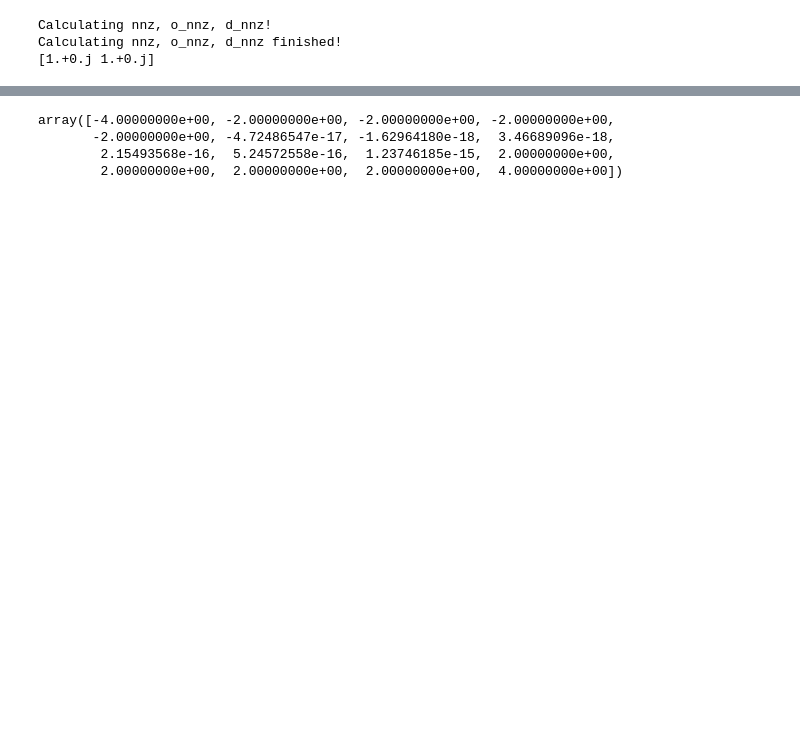
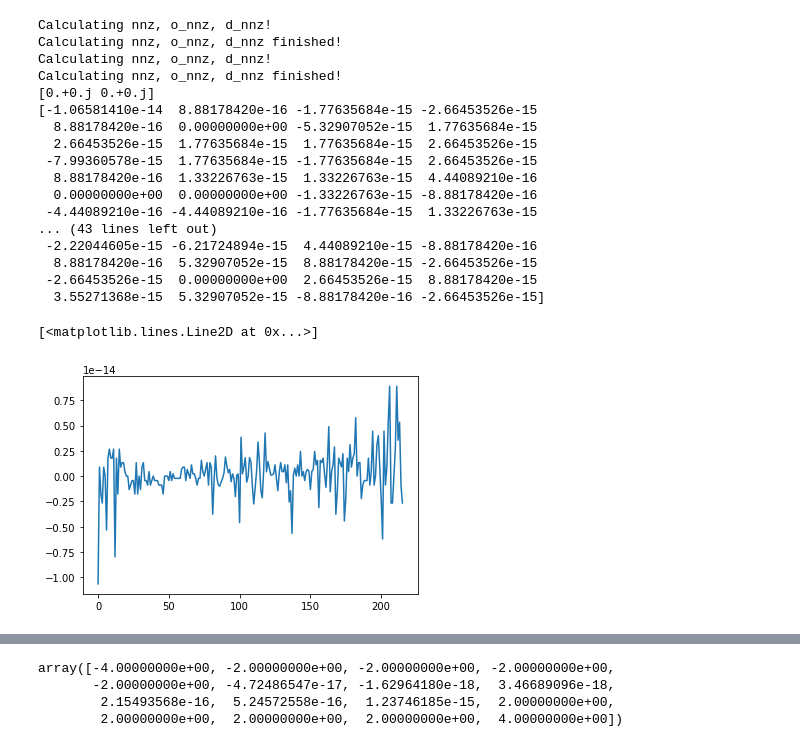
Before and after one commit to JanSuntajs/ham1d, a Jupyter notebook: jupyter_notebooks/Untitled2.ipynb, the cells around one changed output, grey strips where cells are left out. Drawn from its saved outputs; the diff is of its cells as text; code cells hidden in the pictures; blank space fills up the shorter version.

```diff
--- a/jupyter_notebooks/Untitled2.ipynb
+++ b/jupyter_notebooks/Untitled2.ipynb
@@ -3,23 +3,47 @@ import numpy as np
 
 from anderson.model import hamiltonian as ham
 # %%
-L = 4
-dim = 2
+L = 6
+dim = 3
 
-pbc = [1, 1]
-hopping = 1j
-W=0.
+pbc1 = [1, 1, 1]
+pbc2 = [1, 1, np.exp(1j*0)]
+hopping = 1.
+W=0.25
 
-fields = np.random.uniform(-W, W, (L, L))
+fields = np.random.uniform(-W, W, (L, L, L))
 parallel=False,
 
-hamiltonian = ham(L, dim, hopping, fields, pbc, dtype=np.complex128)
+h1= ham(L, dim, hopping, fields, pbc1, dtype=np.complex128)
 
+h2 = ham(L, dim, hopping, fields, pbc2, dtype=np.complex128)
 print(hamiltonian.pbc)
+
+eig1 = h1.eigvals(complex=False)
+eig2 = h2.eigvals(complex=True)
+
+print(eig1-eig2)
+plt.plot(eig1-eig2)
 # %% [output]
 Calculating nnz, o_nnz, d_nnz!
 Calculating nnz, o_nnz, d_nnz finished!
-[1.+0.j 1.+0.j]
+Calculating nnz, o_nnz, d_nnz!
+Calculating nnz, o_nnz, d_nnz finished!
+[0.+0.j 0.+0.j]
+[-1.06581410e-14  8.88178420e-16 -1.77635684e-15 -2.66453526e-15
+  8.88178420e-16  0.00000000e+00 -5.32907052e-15  1.77635684e-15
+  2.66453526e-15  1.77635684e-15  1.77635684e-15  2.66453526e-15
+ -7.99360578e-15  1.77635684e-15 -1.77635684e-15  2.66453526e-15
+  8.88178420e-16  1.33226763e-15  1.33226763e-15  4.44089210e-16
+  0.00000000e+00  0.00000000e+00 -1.33226763e-15 -8.88178420e-16
+ -4.44089210e-16 -4.44089210e-16 -1.77635684e-15  1.33226763e-15
+... (43 lines left out)
+ -2.22044605e-15 -6.21724894e-15  4.44089210e-15 -8.88178420e-16
+  8.88178420e-16  5.32907052e-15  8.88178420e-15 -2.66453526e-15
+ -2.66453526e-15  0.00000000e+00  2.66453526e-15  8.88178420e-15
+  3.55271368e-15  5.32907052e-15 -8.88178420e-16 -2.66453526e-15]
+[<matplotlib.lines.Line2D at 0x...>]
+[figure, added]
 # %%
 %matplotlib inline
 from matplotlib import pyplot as plt
```
Also changed, not shown: parts of 3 cells of this notebook, 6 other files.
